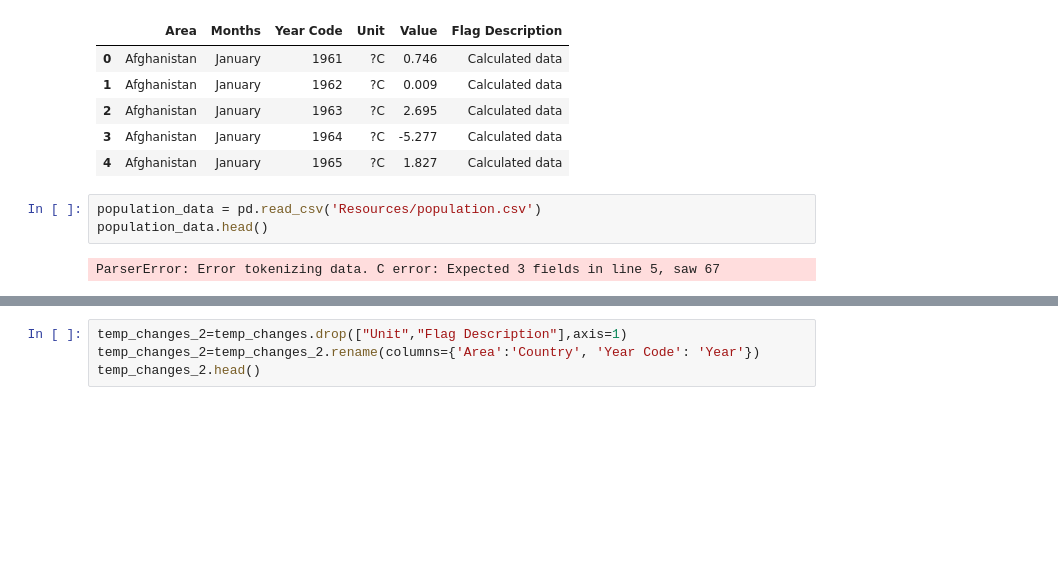
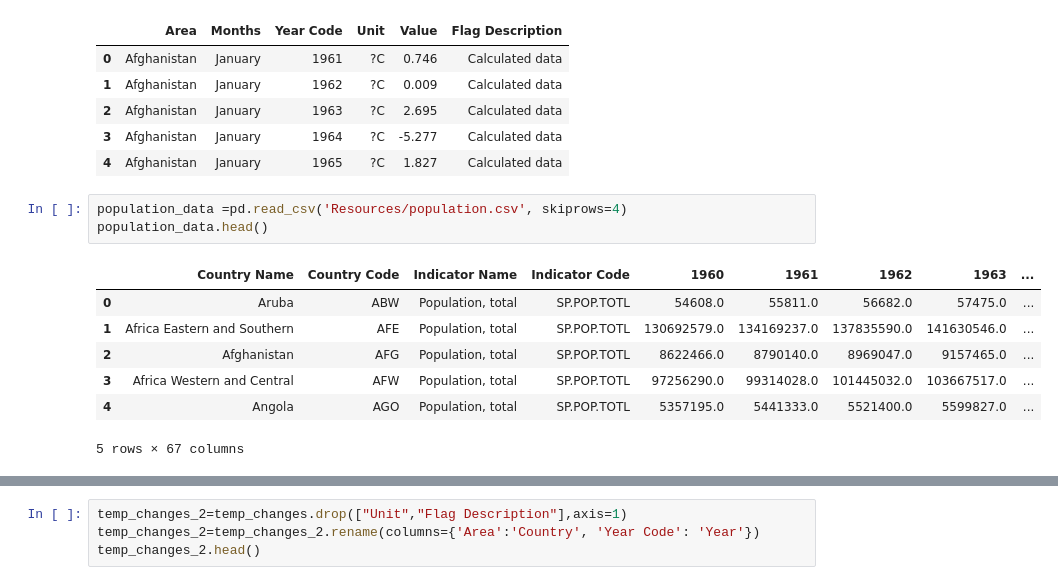
Before and after one commit to shwetajain1022/Project-4, a Jupyter notebook: Dec_temp_2009.ipynb, the cells around one changed output, grey strips where cells are left out. Saved outputs shown, nothing was run; the diff lists cells and outputs as text; blank space fills up the shorter version.

```diff
--- a/Dec_temp_2009.ipynb
+++ b/Dec_temp_2009.ipynb
@@ -61,7 +61,13 @@ temp_changes.head()
 | 3 | Afghanistan | January | 1964 | ?C | -5.277 | Calculated data |
 | 4 | Afghanistan | January | 1965 | ?C | 1.827 | Calculated data |
 # %%
-population_data = pd.read_csv('Resources/population.csv')
+population_data =pd.read_csv('Resources/population.csv', skiprows=4)
 population_data.head()
 # %% [output]
+|  | Country Name | Country Code | Indicator Name | Indicator Code | 1960 | 1961 | 1962 | 1963 | ... |
+| 0 | Aruba | ABW | Population, total | SP.POP.TOTL | 54608.0 | 55811.0 | 56682.0 | 57475.0 | ... |
+| 1 | Africa Eastern and Southern | AFE | Population, total | SP.POP.TOTL | 130692579.0 | 134169237.0 | 137835590.0 | 141630546.0 | ... |
+| 2 | Afghanistan | AFG | Population, total | SP.POP.TOTL | 8622466.0 | 8790140.0 | 8969047.0 | 9157465.0 | ... |
+| 3 | Africa Western and Central | AFW | Population, total | SP.POP.TOTL | 97256290.0 | 99314028.0 | 101445032.0 | 103667517.0 | ... |
+| 4 | Angola | AGO | Population, total | SP.POP.TOTL | 5357195.0 | 5441333.0 | 5521400.0 | 5599827.0 | ... |
-ParserError: Error tokenizing data. C error: Expected 3 fields in line 5, saw 67
+5 rows × 67 columns
```
Also changed, not shown: parts of 11 cells of this notebook.
